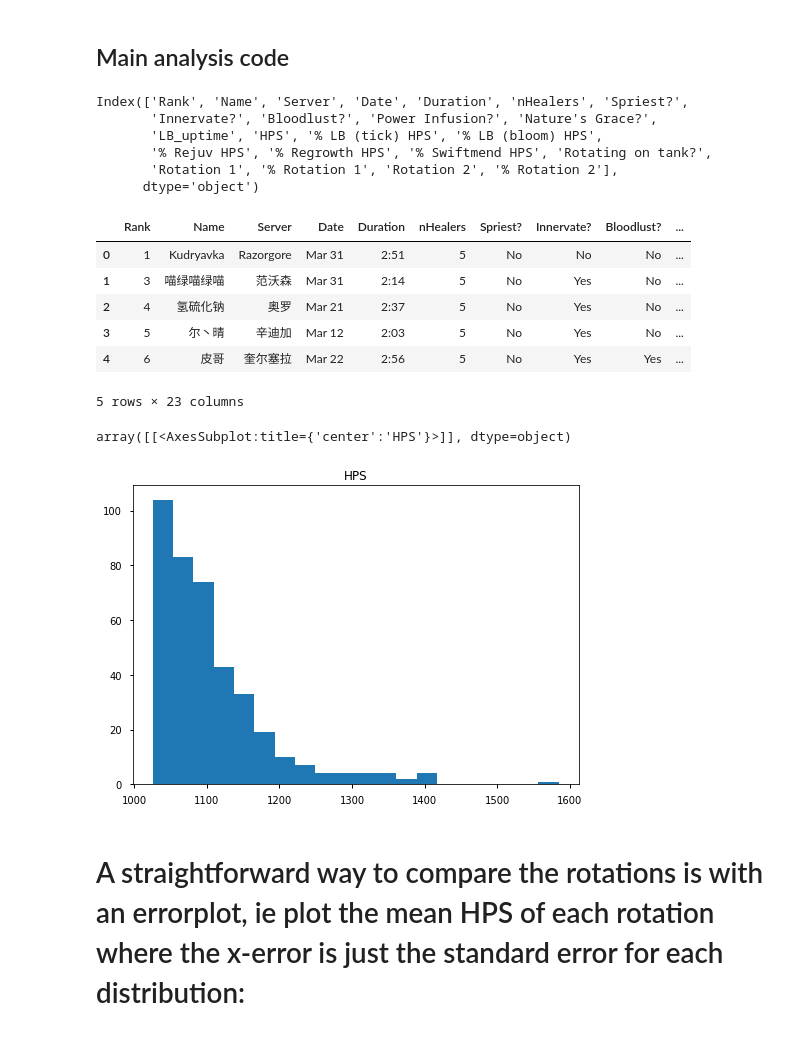
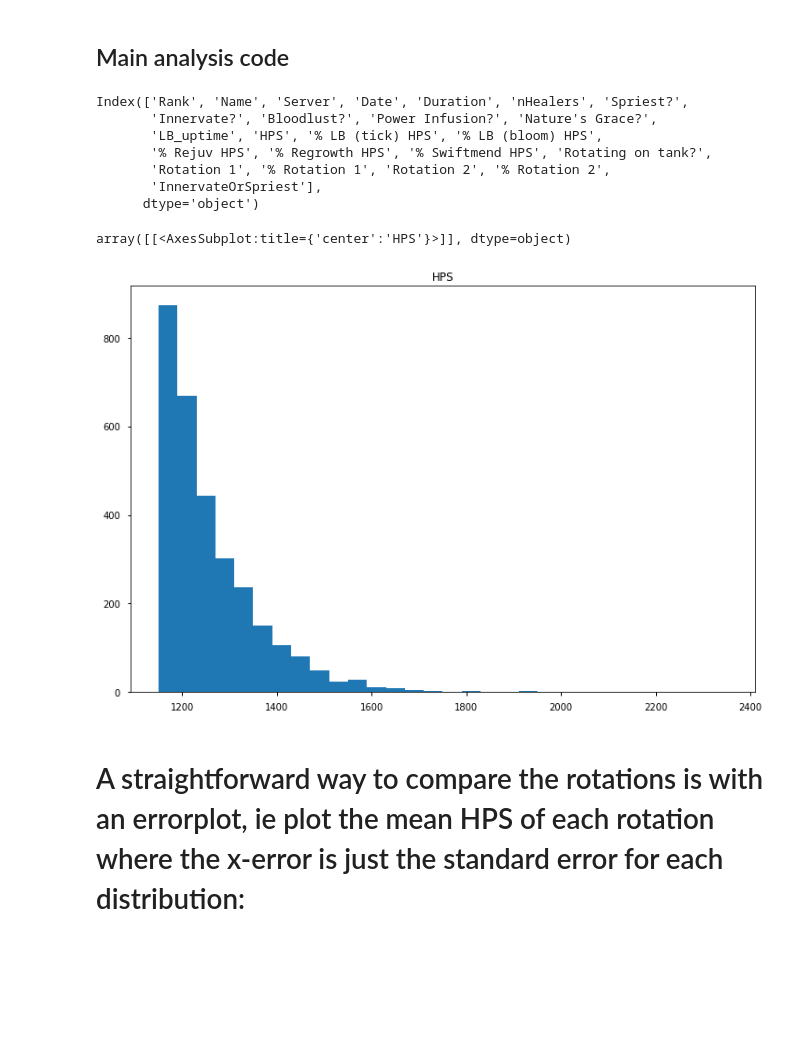
Before and after one commit to msdec321/DataAnalysisWorkbooks, a Jupyter notebook: warcraftLogs/RestoDruidAnalyzer/analysis_workbook.ipynb, the cells around one changed output. Drawn from its saved outputs; the diff is of its cells as text; code cells hidden in the pictures; blank space fills up the shorter version.

```diff
--- a/warcraftLogs/RestoDruidAnalyzer/analysis_workbook.ipynb
+++ b/warcraftLogs/RestoDruidAnalyzer/analysis_workbook.ipynb
@@ -25,15 +25,16 @@ matplotlib.style.use('seaborn-notebook')
 display_max_rows = True
 # %%
 # Filters
-spriest = 'No'  # Yes'/'No'/'Either'
-innervate = 'Either'  # Yes'/'No'/'Either'
-rotating_on_tank = 'Either'  # Yes'/'No'/'Either'
-bloodlust = 'Either'  # Yes'/'No'/'Either'
+rotating_on_tank = 'Either'  # 'Yes'/'No'/'Either'
+
+spriest = 'Either'  # 'Yes'/'No'/'Either'
+innervate = 'Either'  # 'Yes'/'No'/'Either'
+bloodlust = 'Either'  # 'Yes'/'No'/'Either'
 natures_grace = 'Either'  # 'Yes'/'No'/'Either'
 power_infusion = 'Either'  # 'Yes'/'No'/'Either'
 nHealers = 'Any' # 4/5/6/'Any'
 # %%
-boss = "Supremus"
+boss = "Teron Gorefiend"
 # %% [markdown]
 ## Main analysis code
 # %%
@@ -45,6 +46,10 @@ if display_max_rows:
 # %%
 # Apply filters to data
 data, n_filters, filters = Helpers.apply_filters(data, rotating_on_tank, spriest, innervate, bloodlust, natures_grace, power_infusion, nHealers)
+# %%
+# Modify columns
+data = Helpers.convert_durtion_to_seconds(data)
+data = Helpers.add_InnervateOrSpriest_col(data)
 # %%
 data.columns
 # %% [output]
@@ -52,24 +57,15 @@ Index(['Rank', 'Name', 'Server', 'Date', 'Duration', 'nHealers', 'Spriest?',
        'Innervate?', 'Bloodlust?', 'Power Infusion?', 'Nature's Grace?',
        'LB_uptime', 'HPS', '% LB (tick) HPS', '% LB (bloom) HPS',
        '% Rejuv HPS', '% Regrowth HPS', '% Swiftmend HPS', 'Rotating on tank?',
-       'Rotation 1', '% Rotation 1', 'Rotation 2', '% Rotation 2'],
+       'Rotation 1', '% Rotation 1', 'Rotation 2', '% Rotation 2',
+       'InnervateOrSpriest'],
       dtype='object')
-# %%
-data.head()
-# %% [output]
-|  | Rank | Name | Server | Date | Duration | nHealers | Spriest? | Innervate? | Bloodlust? | ... |
-| 0 | 1 | Kudryavka | Razorgore | Mar 31 | 2:51 | 5 | No | No | No | ... |
-| 1 | 3 | 喵绿喵绿喵 | 范沃森 | Mar 31 | 2:14 | 5 | No | Yes | No | ... |
-| 2 | 4 | 氢硫化钠 | 奥罗 | Mar 21 | 2:37 | 5 | No | Yes | No | ... |
-| 3 | 5 | 尔丶晴 | 辛迪加 | Mar 12 | 2:03 | 5 | No | Yes | No | ... |
-| 4 | 6 | 皮哥 | 奎尔塞拉 | Mar 22 | 2:56 | 5 | No | Yes | Yes | ... |
-5 rows × 23 columns
 # %%
 # Distribution of HPS
-data.hist(column='HPS', bins=20, grid=False)
+data.hist(column='HPS', bins=30, grid=False, figsize=(12, 8))
 # %% [output]
 array([[<AxesSubplot:title={'center':'HPS'}>]], dtype=object)
-[figure, old version]
+[figure, new version]
 # %% [markdown]
 # A straightforward way to compare the rotations is with an errorplot, ie plot the mean HPS of each rotation where the x-error is just the standard error for each distribution:
 # δ = σ / sqrt(N)
```
Also changed, not shown: parts of 15 cells of this notebook, 1 other file.
